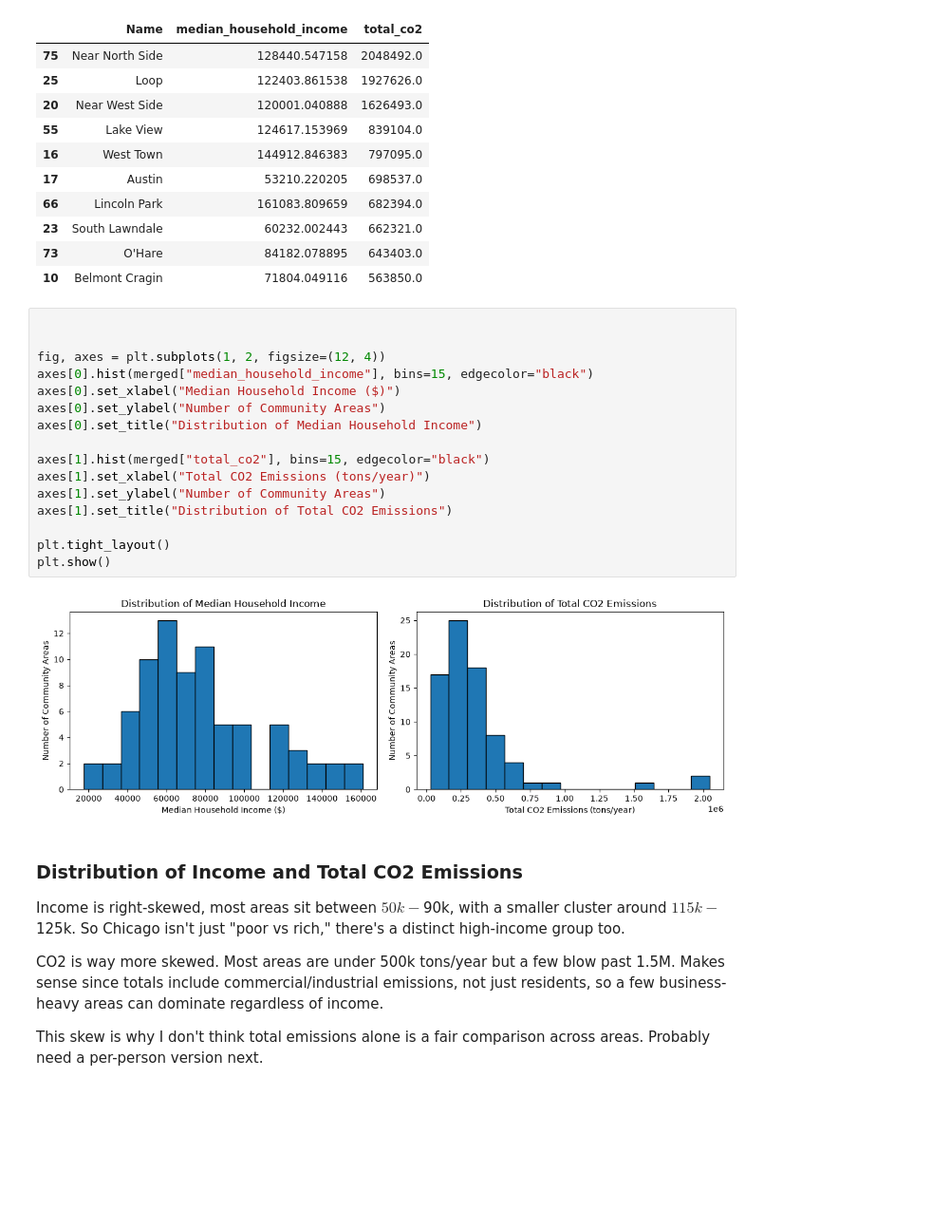
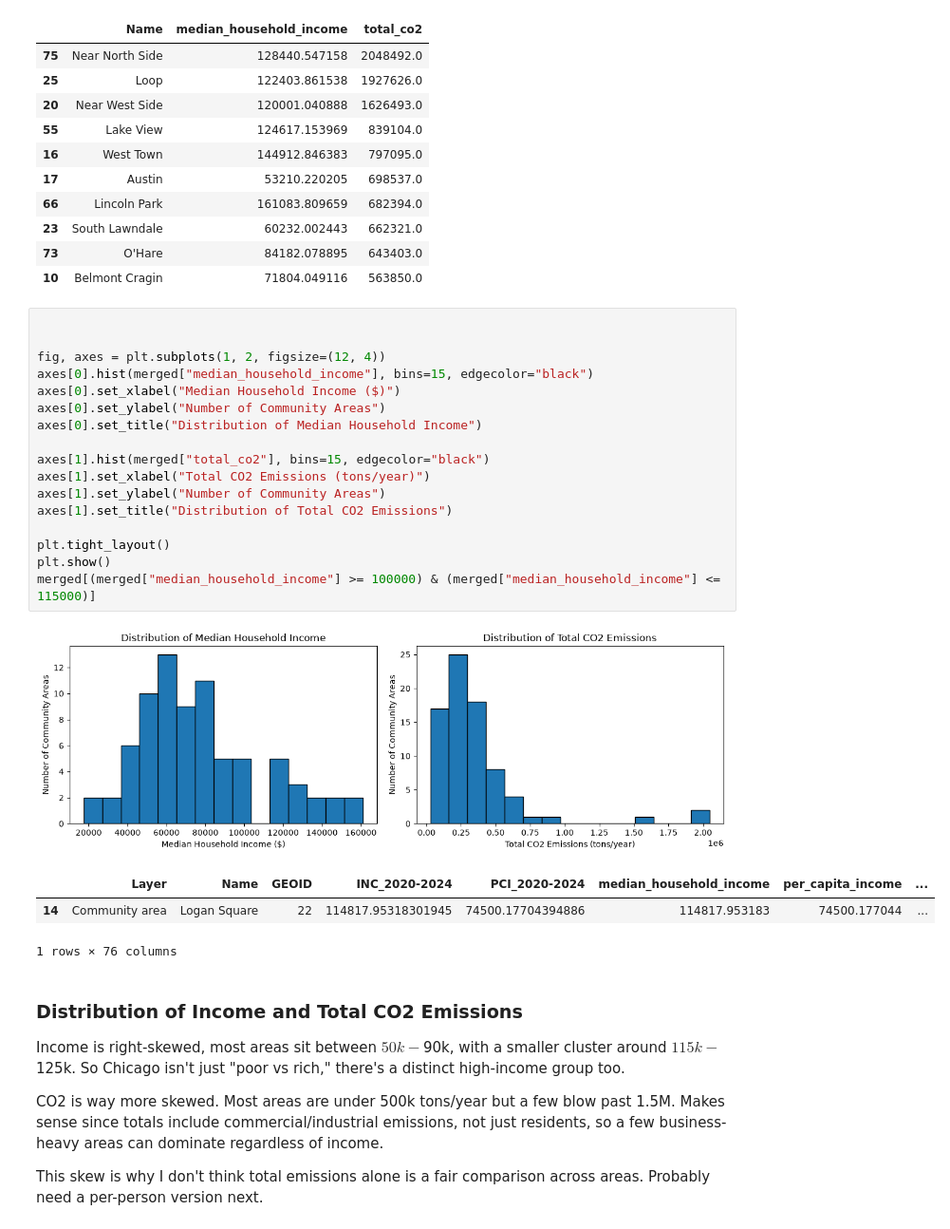
Before and after one commit to doctorplatypus/Socioeconomic-Health-Disparities, a Jupyter notebook: Ani_Data.ipynb, the cells around one changed output. Shown at 95% size. Cells and saved outputs as stored; diff of their text form; blank space fills up the shorter version.

```diff
--- a/Ani_Data.ipynb
+++ b/Ani_Data.ipynb
@@ -103,21 +103,25 @@ merged[["Name", "median_household_income", "total_co2"]].sort_values("total_co2"
 # %%
 
 
 fig, axes = plt.subplots(1, 2, figsize=(12, 4))
 axes[0].hist(merged["median_household_income"], bins=15, edgecolor="black")
 axes[0].set_xlabel("Median Household Income ($)")
 axes[0].set_ylabel("Number of Community Areas")
 axes[0].set_title("Distribution of Median Household Income")
 
 axes[1].hist(merged["total_co2"], bins=15, edgecolor="black")
 axes[1].set_xlabel("Total CO2 Emissions (tons/year)")
 axes[1].set_ylabel("Number of Community Areas")
 axes[1].set_title("Distribution of Total CO2 Emissions")
 
 plt.tight_layout()
 plt.show()
+merged[(merged["median_household_income"] >= 100000) & (merged["median_household_income"] <= 115000)]
 # %% [output]
 [figure]
+|  | Layer | Name | GEOID | INC_2020-2024 | PCI_2020-2024 | median_household_income | per_capita_income | ... |
+| 14 | Community area | Logan Square | 22 | 114817.95318301945 | 74500.17704394886 | 114817.953183 | 74500.177044 | ... |
+1 rows × 76 columns
 # %% [markdown]
 ### Distribution of Income and Total CO2 Emissions
 
```
Also changed, not shown: parts of 4 cells of this notebook.
